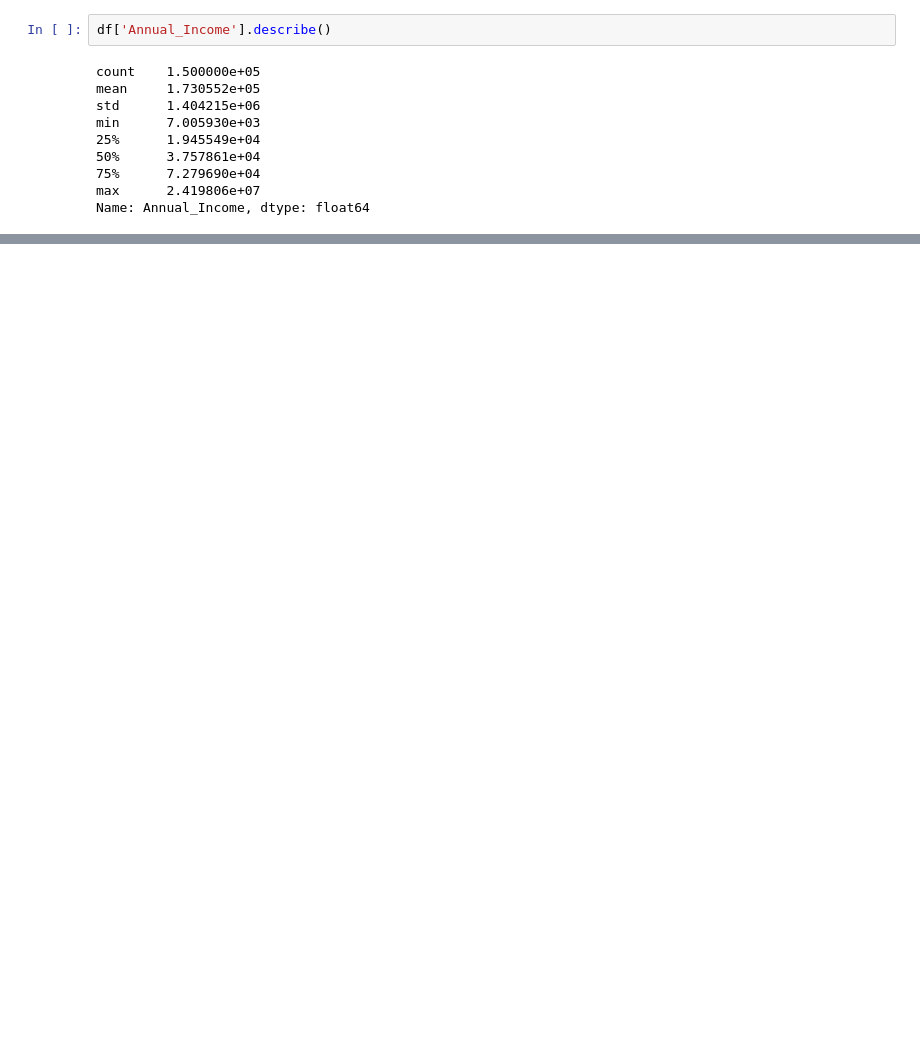
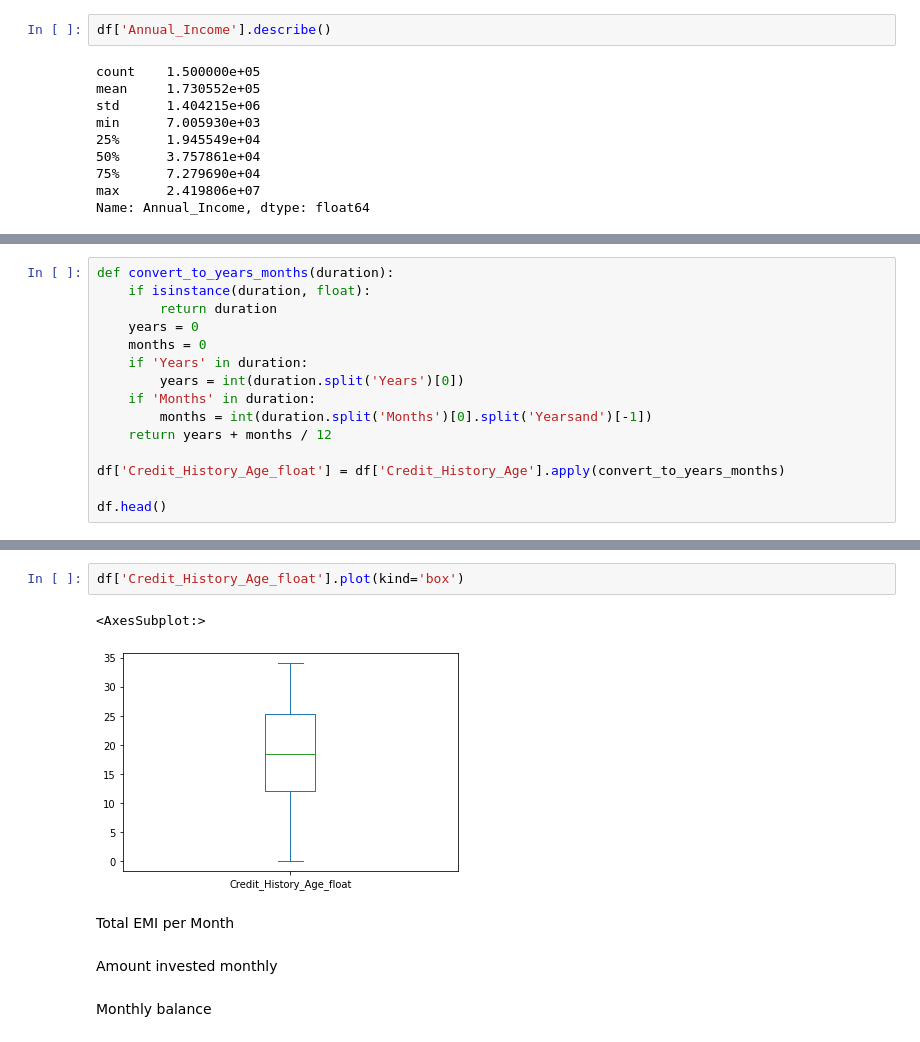
Before and after one commit to WnagZ/vis-and-dm, a Jupyter notebook: outliers.ipynb, the cells around one changed output, grey strips where cells are left out. Drawn from its saved outputs; the diff is of its cells as text; blank space fills up the shorter version.

Commit message:
Credit history

```diff
--- a/outliers.ipynb
+++ b/outliers.ipynb
@@ -85,0 +88,15 @@ df.Annual_Income.plot(kind='line')
+# %%
+def convert_to_years_months(duration):
+    if isinstance(duration, float):
+        return duration
+    years = 0
+    months = 0
+    if 'Years' in duration:
+        years = int(duration.split('Years')[0])
+    if 'Months' in duration:
+        months = int(duration.split('Months')[0].split('Yearsand')[-1])
+    return years + months / 12
+
+df['Credit_History_Age_float'] = df['Credit_History_Age'].apply(convert_to_years_months)
+
+df.head()
@@ -85,0 +123,11 @@ df.Annual_Income.plot(kind='line')
+# %%
+df['Credit_History_Age_float'].plot(kind='box')
+# %% [output]
+<AxesSubplot:>
+[figure, added]
+# %% [markdown]
+Total EMI per Month
+# %% [markdown]
+Amount invested monthly
+# %% [markdown]
+Monthly balance
```
Also changed, not shown: parts of 9 cells of this notebook.
